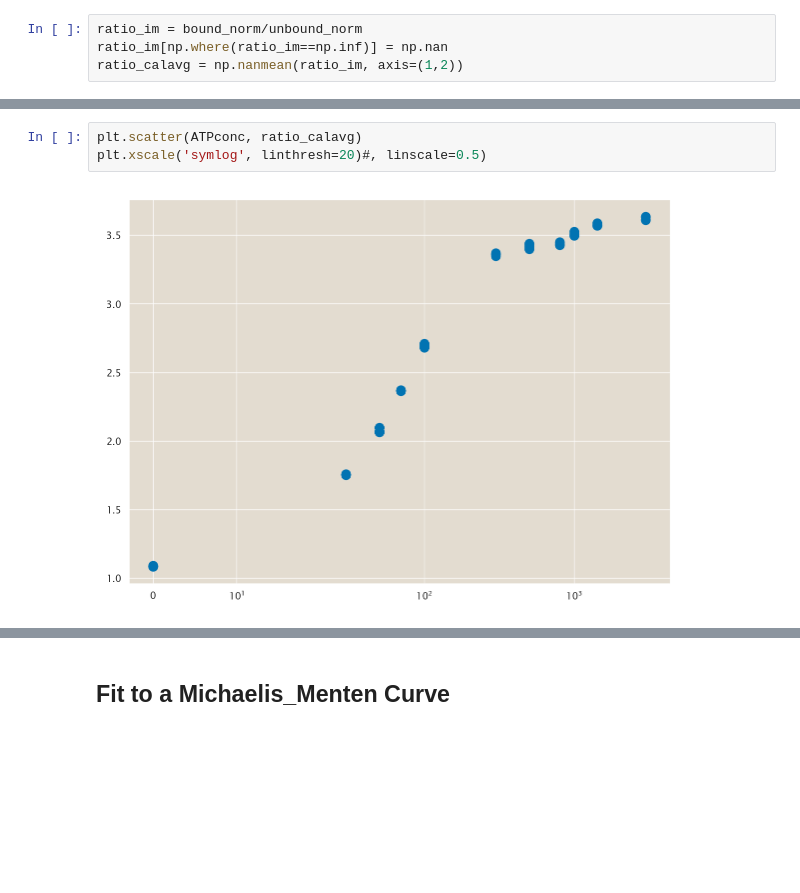
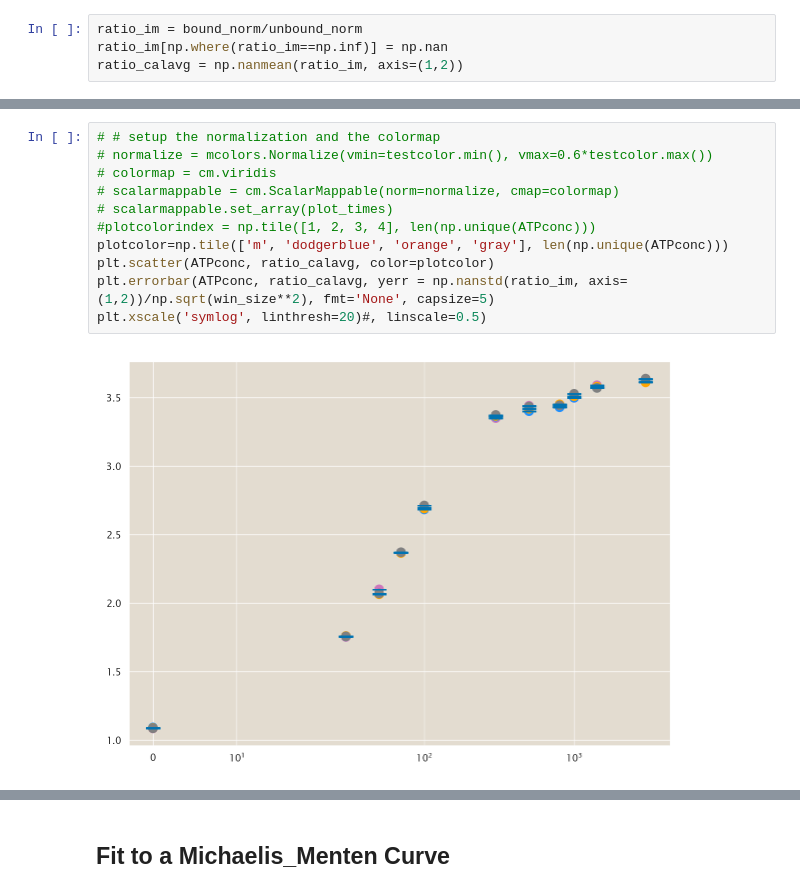
Before and after one commit to RPGroup-PBoC/am_atp, a Jupyter notebook: analysis/atp-cal/2024-07-23_ATPCal_Pipeline.ipynb, the cells around one changed output, grey strips where cells are left out. Cells and saved outputs as stored; diff of their text form; blank space fills up the shorter version.

```diff
--- a/analysis/atp-cal/2024-07-23_ATPCal_Pipeline.ipynb
+++ b/analysis/atp-cal/2024-07-23_ATPCal_Pipeline.ipynb
@@ -211,5 +226,13 @@ ratio_calavg = np.nanmean(ratio_im, axis=(1,2))
 # %%
-plt.scatter(ATPconc, ratio_calavg)
+# # setup the normalization and the colormap
+# normalize = mcolors.Normalize(vmin=testcolor.min(), vmax=0.6*testcolor.max())
+# colormap = cm.viridis
+# scalarmappable = cm.ScalarMappable(norm=normalize, cmap=colormap)
+# scalarmappable.set_array(plot_times)
+#plotcolorindex = np.tile([1, 2, 3, 4], len(np.unique(ATPconc)))
+plotcolor=np.tile(['m', 'dodgerblue', 'orange', 'gray'], len(np.unique(ATPconc)))
+plt.scatter(ATPconc, ratio_calavg, color=plotcolor)
+plt.errorbar(ATPconc, ratio_calavg, yerr = np.nanstd(ratio_im, axis=(1,2))/np.sqrt(win_size**2), fmt='None', capsize=5)
 plt.xscale('symlog', linthresh=20)#, linscale=0.5)
 # %% [output]
-[figure, old version]
+[figure, new version]
```
Also changed, not shown: parts of 18 cells of this notebook, 1 other file.
